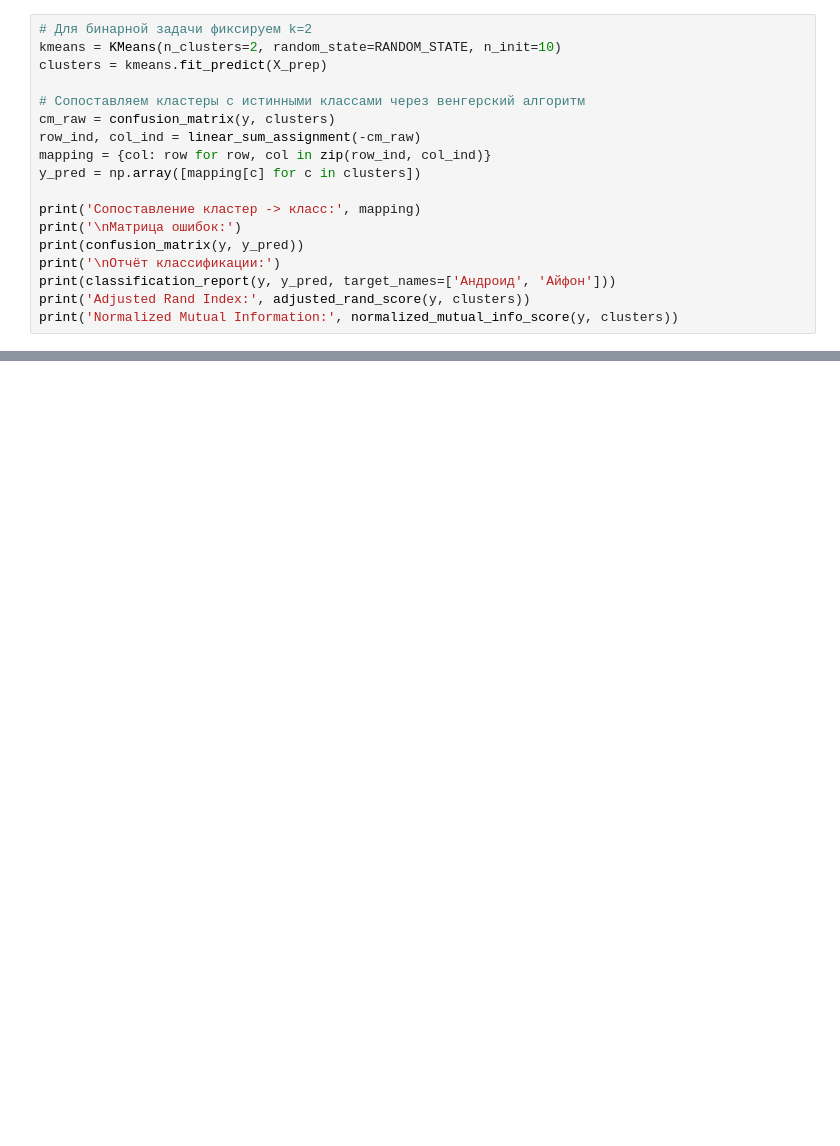
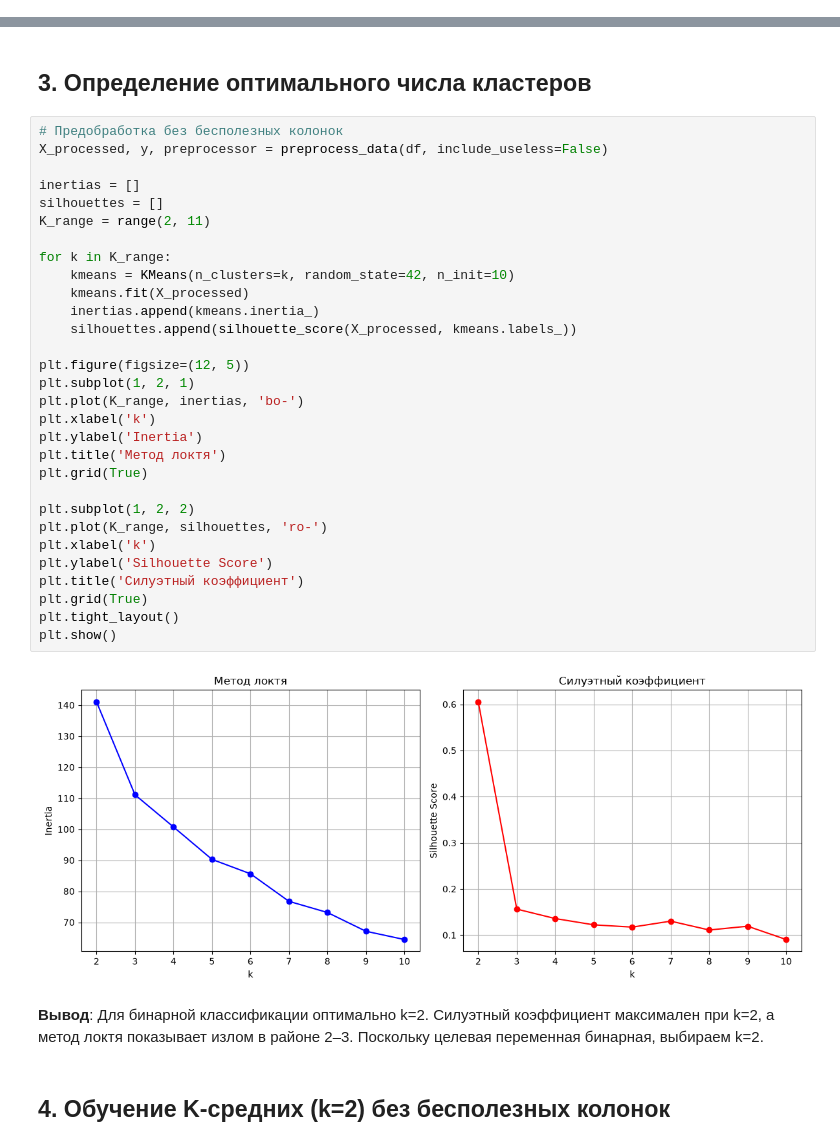
Before and after one commit to BABS00N/Intellectual_Systems_and_Technologies, a Jupyter notebook: practice_1/pr1.ipynb, the cells around one changed output, grey strips where cells are left out. Drawn from its saved outputs; the diff is of its cells as text; blank space fills up the shorter version.

```diff
--- a/practice_1/pr1.ipynb
+++ b/practice_1/pr1.ipynb
@@ -181,18 +0,0 @@ plt.show()
-# %%
-# Для бинарной задачи фиксируем k=2
-kmeans = KMeans(n_clusters=2, random_state=RANDOM_STATE, n_init=10)
-clusters = kmeans.fit_predict(X_prep)
-
-# Сопоставляем кластеры с истинными классами через венгерский алгоритм
-cm_raw = confusion_matrix(y, clusters)
-row_ind, col_ind = linear_sum_assignment(-cm_raw)
-mapping = {col: row for row, col in zip(row_ind, col_ind)}
-y_pred = np.array([mapping[c] for c in clusters])
-
-print('Сопоставление кластер -> класс:', mapping)
-print('\nМатрица ошибок:')
-print(confusion_matrix(y, y_pred))
-print('\nОтчёт классификации:')
-print(classification_report(y, y_pred, target_names=['Андроид', 'Айфон']))
-print('Adjusted Rand Index:', adjusted_rand_score(y, clusters))
-print('Normalized Mutual Information:', normalized_mutual_info_score(y, clusters))
@@ -307,0 +81,38 @@ NMI: 0.027
+# %% [markdown]
+## 3. Определение оптимального числа кластеров
+# %%
+# Предобработка без бесполезных колонок
+X_processed, y, preprocessor = preprocess_data(df, include_useless=False)
+
+inertias = []
+silhouettes = []
+K_range = range(2, 11)
+
+for k in K_range:
+    kmeans = KMeans(n_clusters=k, random_state=42, n_init=10)
+    kmeans.fit(X_processed)
+    inertias.append(kmeans.inertia_)
+    silhouettes.append(silhouette_score(X_processed, kmeans.labels_))
+
+plt.figure(figsize=(12, 5))
+plt.subplot(1, 2, 1)
+plt.plot(K_range, inertias, 'bo-')
+plt.xlabel('k')
+plt.ylabel('Inertia')
+plt.title('Метод локтя')
+plt.grid(True)
+
+plt.subplot(1, 2, 2)
+plt.plot(K_range, silhouettes, 'ro-')
+plt.xlabel('k')
+plt.ylabel('Silhouette Score')
+plt.title('Силуэтный коэффициент')
+plt.grid(True)
+plt.tight_layout()
+plt.show()
+# %% [output]
+[figure, added]
+# %% [markdown]
+**Вывод**: Для бинарной классификации оптимально k=2. Силуэтный коэффициент максимален при k=2, а метод локтя показывает излом в районе 2–3. Поскольку целевая переменная бинарная, выбираем k=2.
+# %% [markdown]
+## 4. Обучение K-средних (k=2) без бесполезных колонок
```
Also changed, not shown: parts of 41 cells of this notebook.
